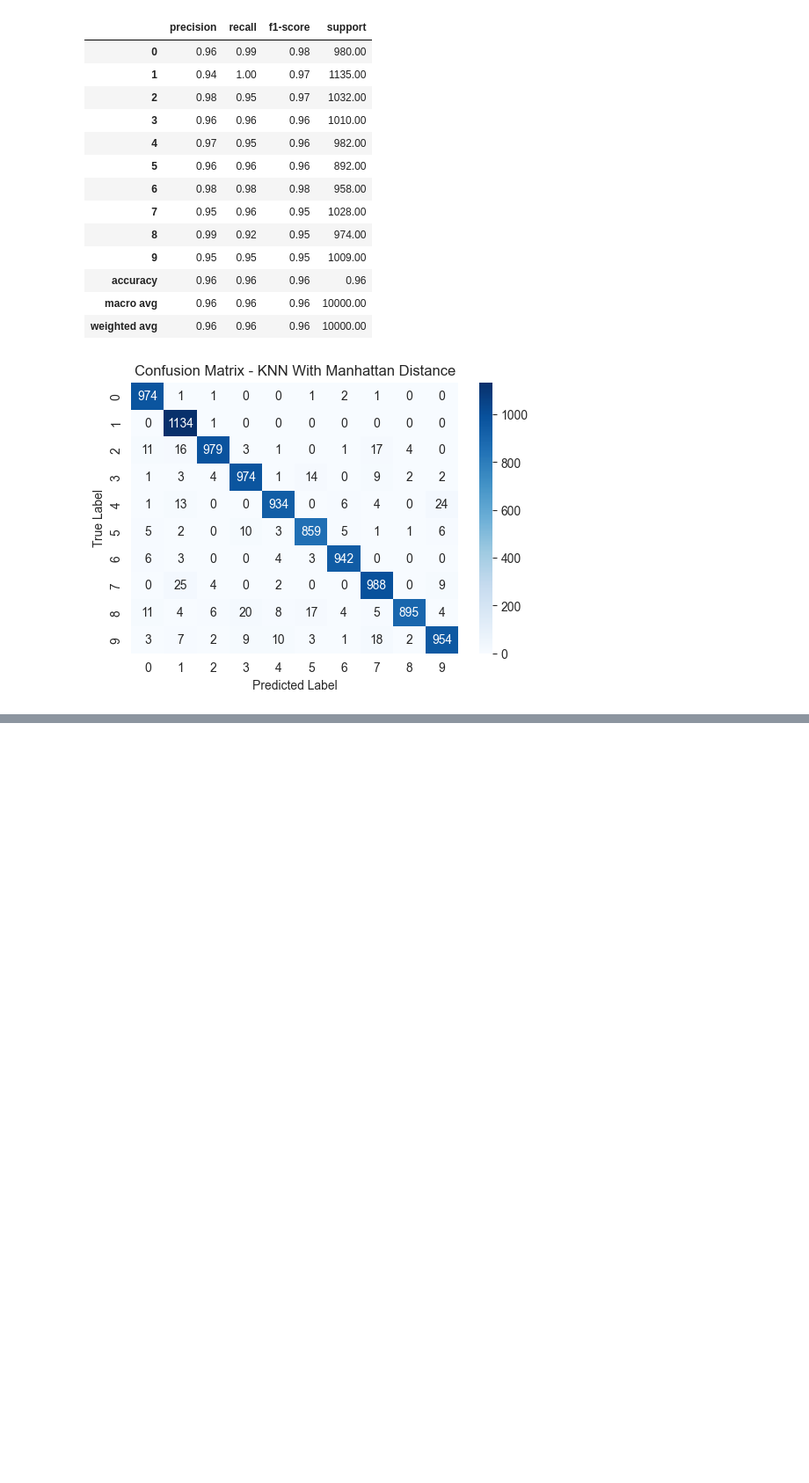
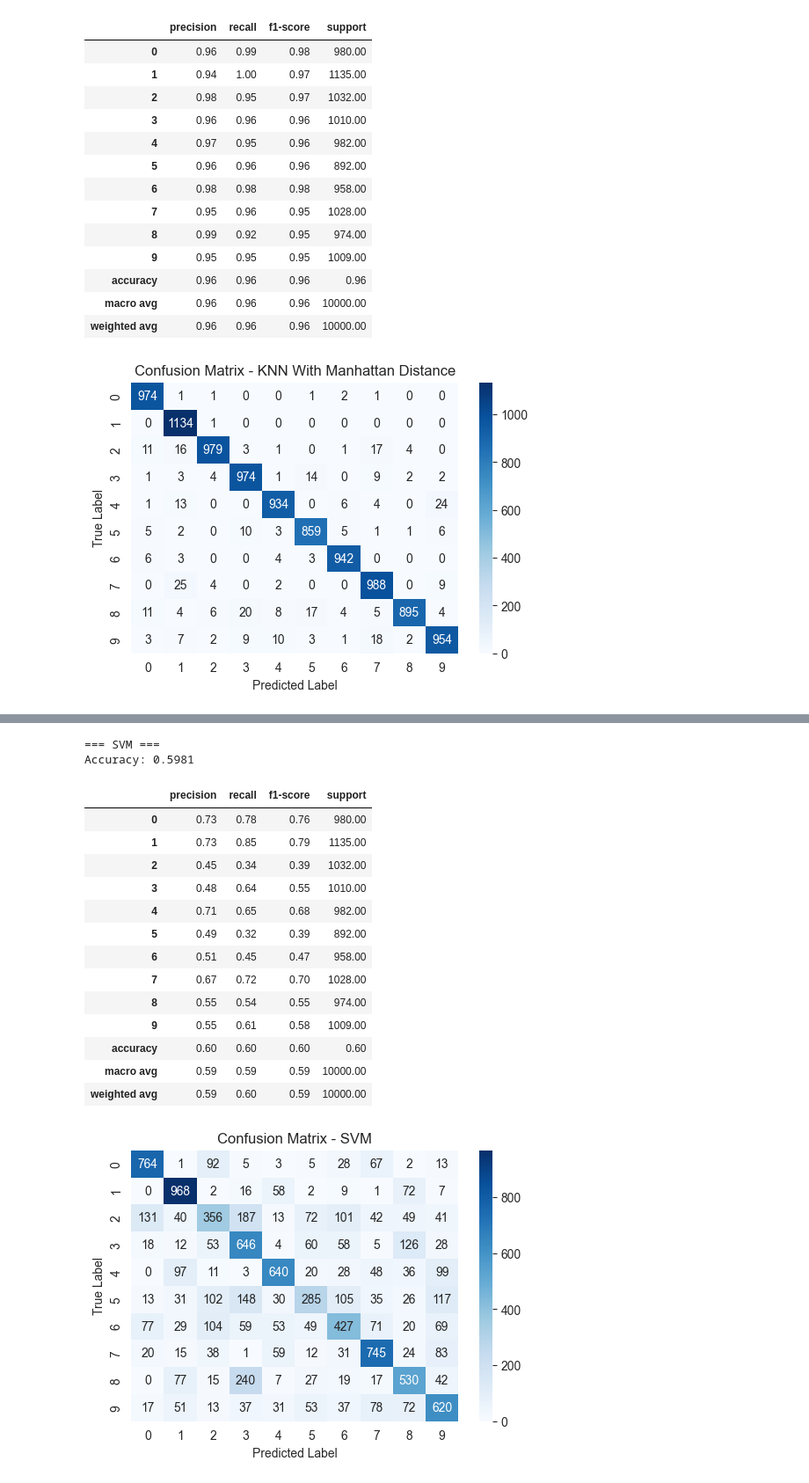
Before and after one commit to Noamnes/Machine_Learning_Project, a Jupyter notebook: data_exploration.ipynb, the cells around one changed output, grey strips where cells are left out. Shown at 88% size. Cells and saved outputs as stored; diff of their text form; code cells hidden in the pictures; blank space fills up the shorter version.

```diff
--- a/data_exploration.ipynb
+++ b/data_exploration.ipynb
@@ -764,0 +767,24 @@ Accuracy: 0.9633
+# %%
+# Train SVM on the processed features
+svm_model_zernike = train_svm(train_features_zernike, y_train, test_features_zernike, y_test)
+
+# Predict using the trained model
+y_pred_svm_zernike = svm_model_zernike.predict(test_features_zernike)
+# %% [output]
+=== SVM ===
+Accuracy: 0.5981
+|  | precision | recall | f1-score | support |
+| 0 | 0.73 | 0.78 | 0.76 | 980.00 |
+| 1 | 0.73 | 0.85 | 0.79 | 1135.00 |
+| 2 | 0.45 | 0.34 | 0.39 | 1032.00 |
+| 3 | 0.48 | 0.64 | 0.55 | 1010.00 |
+| 4 | 0.71 | 0.65 | 0.68 | 982.00 |
+| 5 | 0.49 | 0.32 | 0.39 | 892.00 |
+| 6 | 0.51 | 0.45 | 0.47 | 958.00 |
+| 7 | 0.67 | 0.72 | 0.70 | 1028.00 |
+| 8 | 0.55 | 0.54 | 0.55 | 974.00 |
+| 9 | 0.55 | 0.61 | 0.58 | 1009.00 |
+| accuracy | 0.60 | 0.60 | 0.60 | 0.60 |
+| macro avg | 0.59 | 0.59 | 0.59 | 10000.00 |
+| weighted avg | 0.59 | 0.60 | 0.59 | 10000.00 |
+[figure, added]
```
Also changed, not shown: parts of 8 cells of this notebook, 3 other files.
